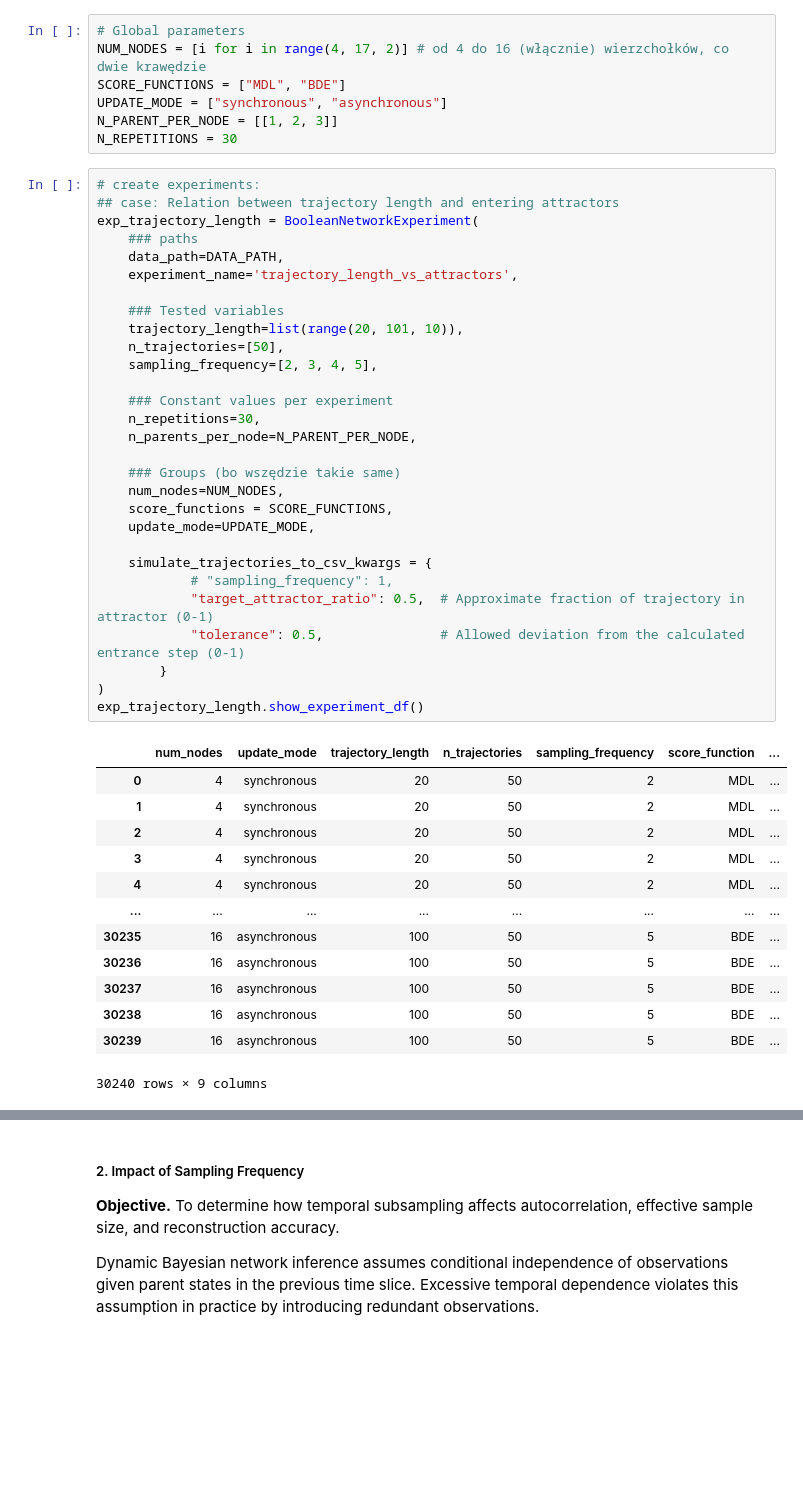
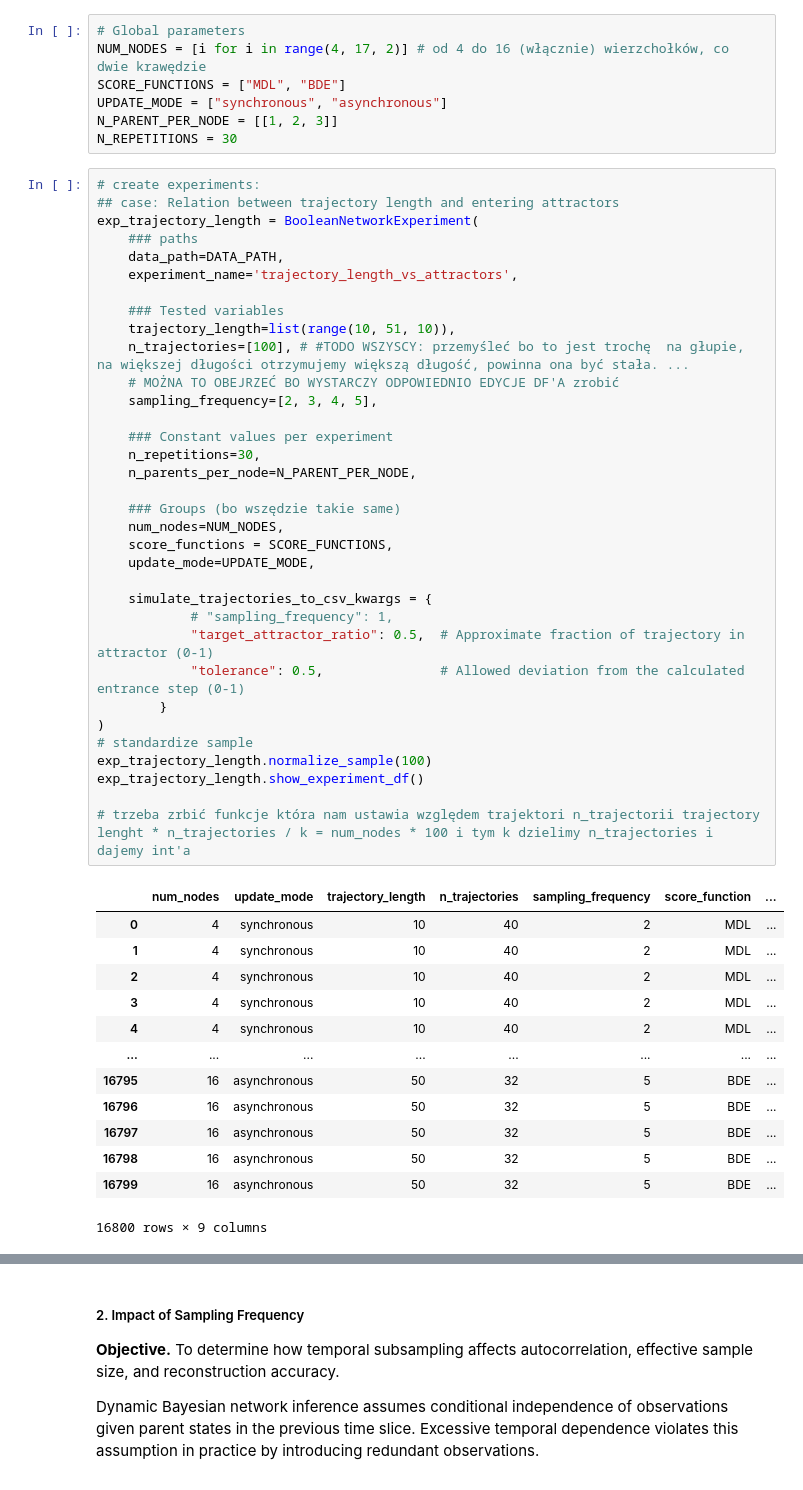
Before and after one commit to maxi7524/SAD2_final_project, a Jupyter notebook: notebooks/report.ipynb, the cells around one changed output, grey strips where cells are left out. Drawn from its saved outputs; the diff is of its cells as text; blank space fills up the shorter version.

```diff
--- a/notebooks/report.ipynb
+++ b/notebooks/report.ipynb
@@ -133,44 +110,49 @@ N_REPETITIONS = 30
 # %%
 # create experiments:
 ## case: Relation between trajectory length and entering attractors
 exp_trajectory_length = BooleanNetworkExperiment(
     ### paths
     data_path=DATA_PATH,
     experiment_name='trajectory_length_vs_attractors',
 
     ### Tested variables
-    trajectory_length=list(range(20, 101, 10)),
-    n_trajectories=[50],
+    trajectory_length=list(range(10, 51, 10)),
+    n_trajectories=[100], # #TODO WSZYSCY: przemyśleć bo to jest trochę  na głupie, na większej długości otrzymujemy większą długość, powinna ona być stała. ...
+    # MOŻNA TO OBEJRZEĆ BO WYSTARCZY ODPOWIEDNIO EDYCJE DF'A zrobić
     sampling_frequency=[2, 3, 4, 5],
 
     ### Constant values per experiment
     n_repetitions=30,
     n_parents_per_node=N_PARENT_PER_NODE,
 
     ### Groups (bo wszędzie takie same)
     num_nodes=NUM_NODES,
     score_functions = SCORE_FUNCTIONS,
     update_mode=UPDATE_MODE,
 
     simulate_trajectories_to_csv_kwargs = {
             # "sampling_frequency": 1,
             "target_attractor_ratio": 0.5,  # Approximate fraction of trajectory in attractor (0-1)
             "tolerance": 0.5,               # Allowed deviation from the calculated entrance step (0-1)
         }
 )
+# standardize sample
+exp_trajectory_length.normalize_sample(100)
 exp_trajectory_length.show_experiment_df()
+
+# trzeba zrbić funkcje która nam ustawia względem trajektori n_trajectorii trajectory lenght * n_trajectories / k = num_nodes * 100 i tym k dzielimy n_trajectories i dajemy int'a
 # %% [output]
 |  | num_nodes | update_mode | trajectory_length | n_trajectories | sampling_frequency | score_function | ... |
-| 0 | 4 | synchronous | 20 | 50 | 2 | MDL | ... |
-| 1 | 4 | synchronous | 20 | 50 | 2 | MDL | ... |
-| 2 | 4 | synchronous | 20 | 50 | 2 | MDL | ... |
-| 3 | 4 | synchronous | 20 | 50 | 2 | MDL | ... |
-| 4 | 4 | synchronous | 20 | 50 | 2 | MDL | ... |
+| 0 | 4 | synchronous | 10 | 40 | 2 | MDL | ... |
+| 1 | 4 | synchronous | 10 | 40 | 2 | MDL | ... |
+| 2 | 4 | synchronous | 10 | 40 | 2 | MDL | ... |
+| 3 | 4 | synchronous | 10 | 40 | 2 | MDL | ... |
+| 4 | 4 | synchronous | 10 | 40 | 2 | MDL | ... |
 | ... | ... | ... | ... | ... | ... | ... | ... |
-| 30235 | 16 | asynchronous | 100 | 50 | 5 | BDE | ... |
-| 30236 | 16 | asynchronous | 100 | 50 | 5 | BDE | ... |
-| 30237 | 16 | asynchronous | 100 | 50 | 5 | BDE | ... |
-| 30238 | 16 | asynchronous | 100 | 50 | 5 | BDE | ... |
-| 30239 | 16 | asynchronous | 100 | 50 | 5 | BDE | ... |
+| 16795 | 16 | asynchronous | 50 | 32 | 5 | BDE | ... |
+| 16796 | 16 | asynchronous | 50 | 32 | 5 | BDE | ... |
+| 16797 | 16 | asynchronous | 50 | 32 | 5 | BDE | ... |
+| 16798 | 16 | asynchronous | 50 | 32 | 5 | BDE | ... |
+| 16799 | 16 | asynchronous | 50 | 32 | 5 | BDE | ... |
-30240 rows × 9 columns
+16800 rows × 9 columns
 # %%
```
Also changed, not shown: parts of 6 cells of this notebook, 2 other files.
